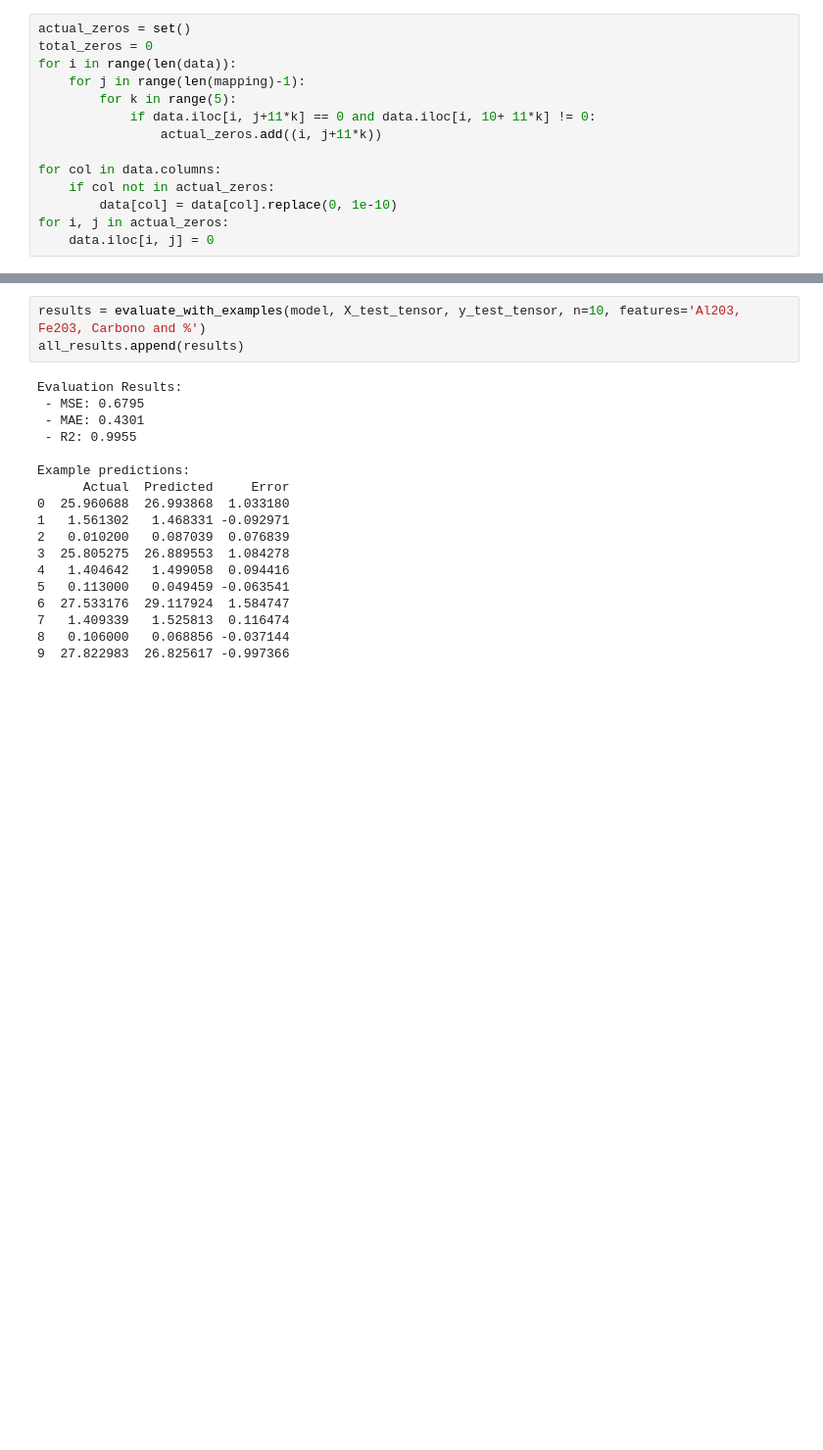
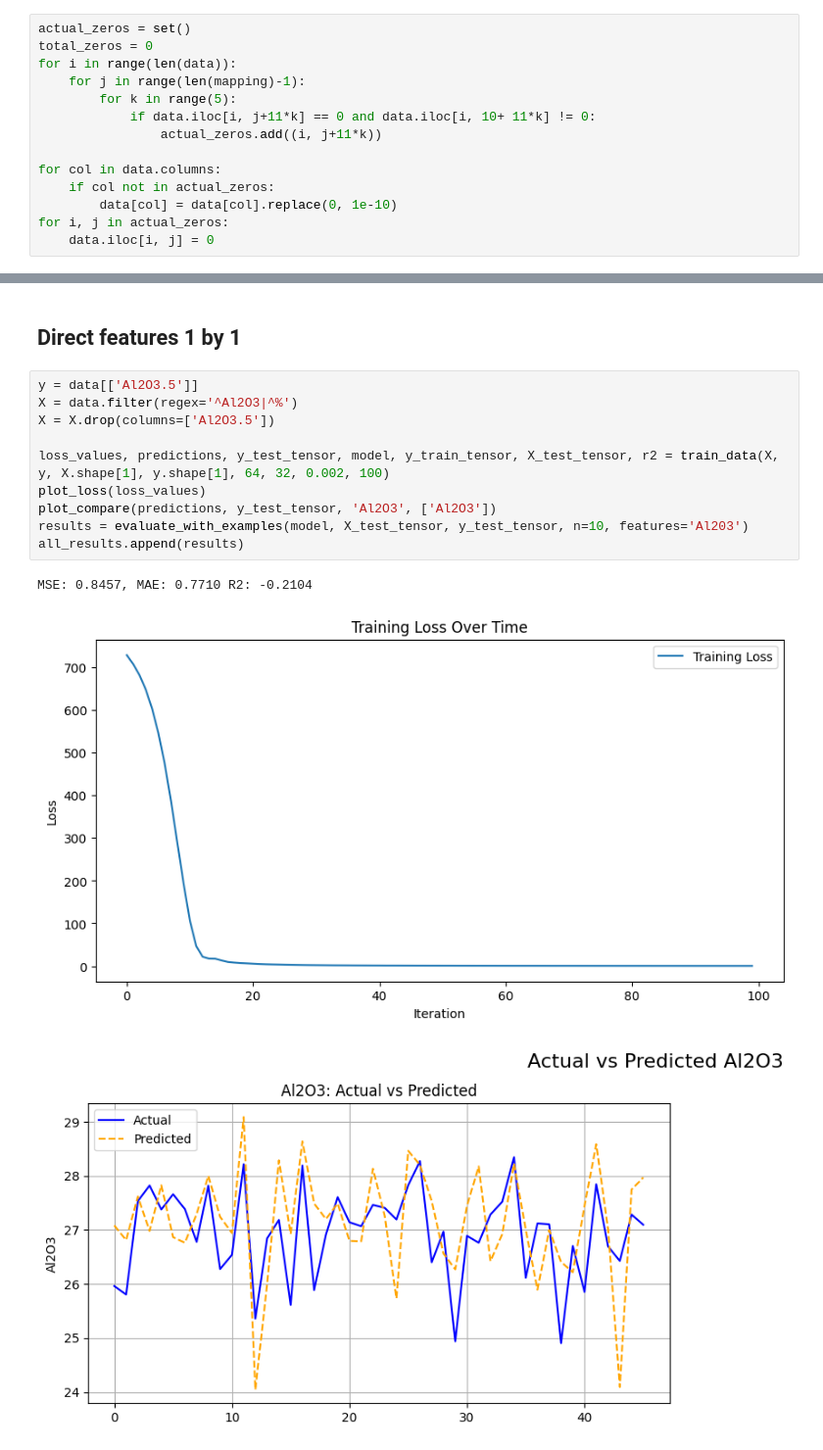
Before and after one commit to pedro-ddomingues/PEC, a Jupyter notebook: NNs_2.ipynb, the cells around one changed output, grey strips where cells are left out. Shown at 98% size. Saved outputs shown, nothing was run; the diff lists cells and outputs as text; blank space fills up the shorter version.

```diff
--- a/NNs_2.ipynb
+++ b/NNs_2.ipynb
@@ -295,21 +215,16 @@ plt.show()
-# %%
-results = evaluate_with_examples(model, X_test_tensor, y_test_tensor, n=10, features='Al203, Fe203, Carbono and %')
-all_results.append(results)
-# %% [output]
-Evaluation Results:
- - MSE: 0.6795
- - MAE: 0.4301
- - R2: 0.9955
-
-Example predictions:
-      Actual  Predicted     Error
-0  25.960688  26.993868  1.033180
-1   1.561302   1.468331 -0.092971
-2   0.010200   0.087039  0.076839
-3  25.805275  26.889553  1.084278
-4   1.404642   1.499058  0.094416
-5   0.113000   0.049459 -0.063541
-6  27.533176  29.117924  1.584747
-7   1.409339   1.525813  0.116474
-8   0.106000   0.068856 -0.037144
-9  27.822983  26.825617 -0.997366
+# %% [markdown]
+## Direct features 1 by 1
+# %%
+y = data[['Al2O3.5']]
+X = data.filter(regex='^Al2O3|^%')
+X = X.drop(columns=['Al2O3.5'])
+
+loss_values, predictions, y_test_tensor, model, y_train_tensor, X_test_tensor, r2 = train_data(X, y, X.shape[1], y.shape[1], 64, 32, 0.002, 100)
+plot_loss(loss_values)
+plot_compare(predictions, y_test_tensor, 'Al2O3', ['Al2O3'])
+results = evaluate_with_examples(model, X_test_tensor, y_test_tensor, n=10, features='Al203')
+all_results.append(results)
+# %% [output]
+MSE: 0.8457, MAE: 0.7710 R2: -0.2104
+[figure, added]
+[figure, added]
```
Also changed, not shown: parts of 21 cells of this notebook.
